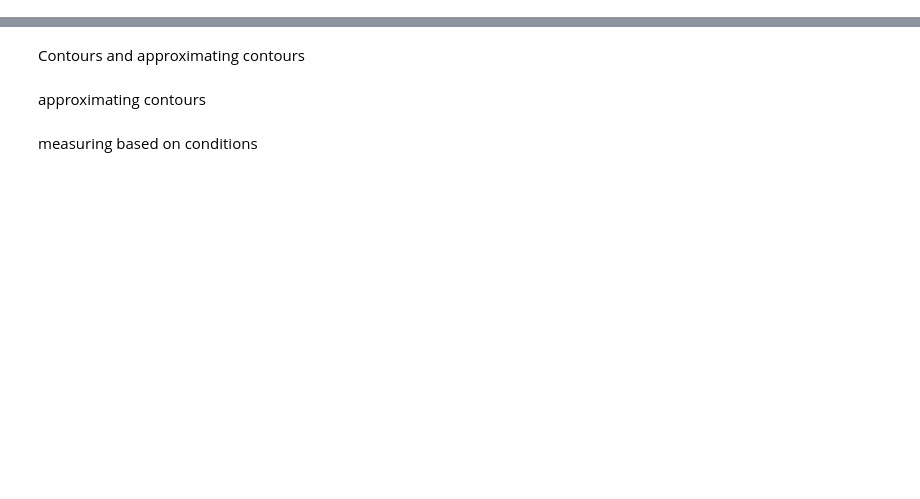
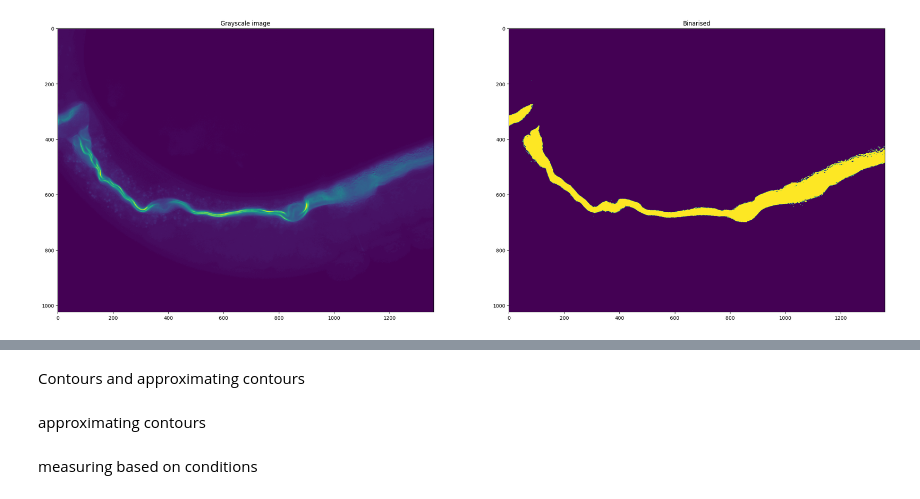
Before and after one commit to Hrsh-Venket/OpenCV-intestinal-deformations, a Jupyter notebook: opencv-intestinal-deformations- .ipynb, the cells around one changed output, grey strips where cells are left out. Drawn from its saved outputs; the diff is of its cells as text; code cells hidden in the pictures; blank space fills up the shorter version.

```diff
--- a/opencv-intestinal-deformations- .ipynb
+++ b/opencv-intestinal-deformations- .ipynb
@@ -72,14 +24,15 @@ KeyboardInterrupt:
 # %%
-# Otsu's blurring for the normal image
 plt.figure(figsize=(30, 30))
-plt.subplot(3, 2, 1)
+plt.subplot(2, 2, 1)
 plt.title("Grayscale image")
 plt.imshow(gray)
 
-thres = cv2.threshold(gray, 0, 255, cv2.THRESH_BINARY + cv2.THRESH_OTSU)[1]
+# thres = cv2.threshold(gray, 0, 255, cv2.THRESH_BINARY + cv2.THRESH_OTSU)[1]
+thres = cv2.threshold(gray, 13, 255, cv2.THRESH_BINARY)[1]
 
-
-plt.subplot(3, 2, 2)
+plt.subplot(2, 2, 2)
 plt.title("Binarised")
 plt.imshow(thres)
 plt.show()
+# %% [output]
+[figure, added]
```
Also changed, not shown: parts of 17 cells of this notebook, 1 other file.
